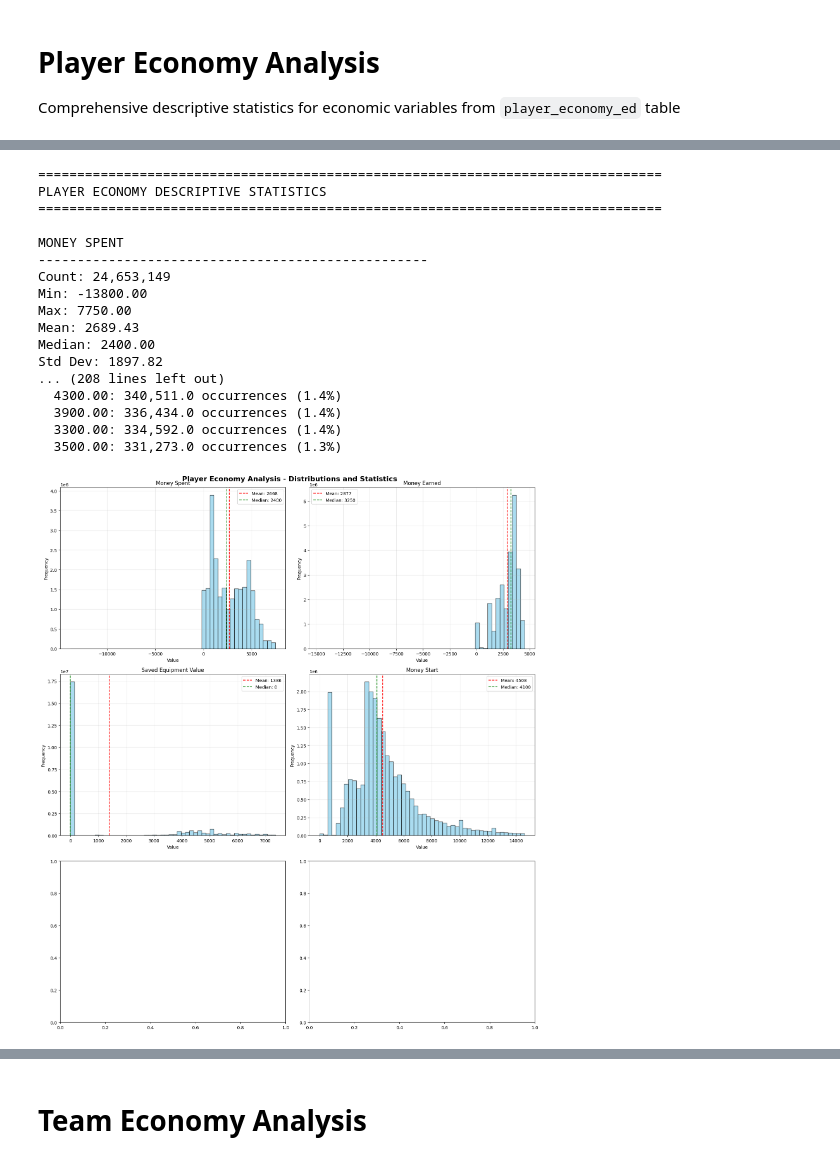
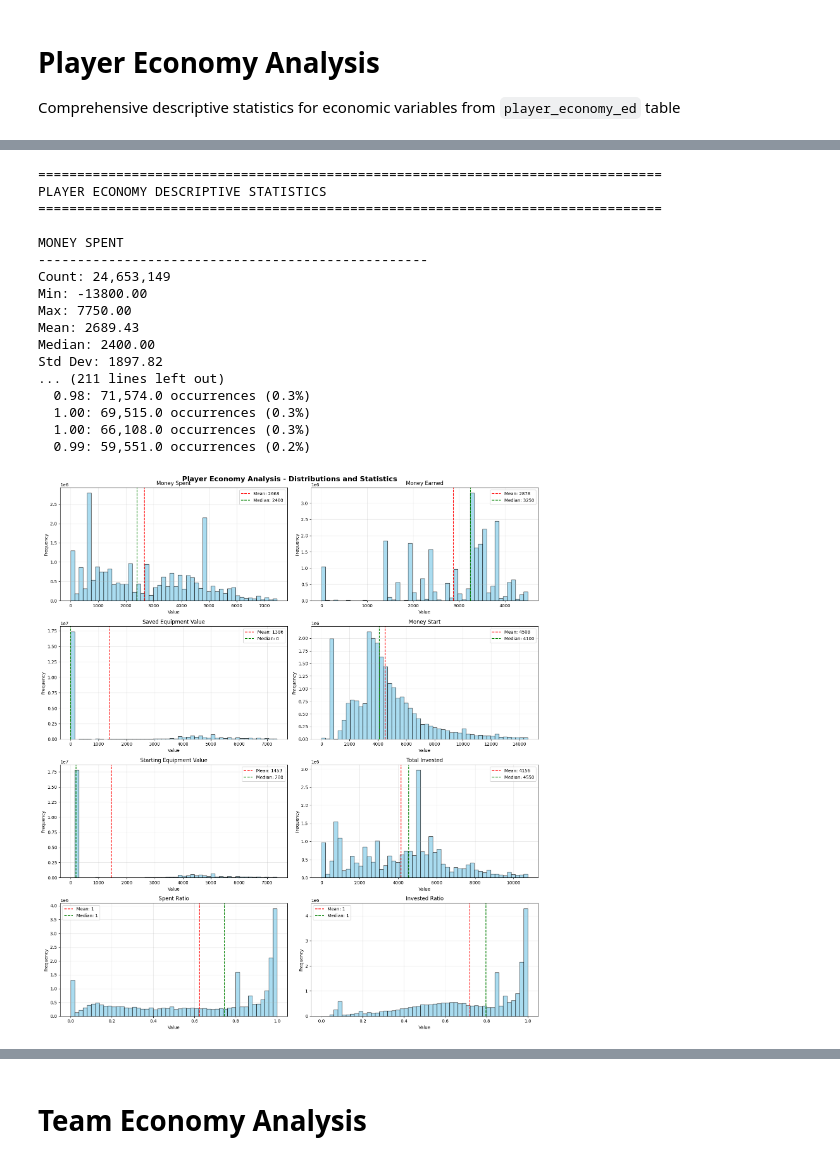
Before and after one commit to petz15/csgo_parser_analytics, a Jupyter notebook: descriptive_statistics.ipynb, the cells around one changed output, grey strips where cells are left out. Cells and saved outputs as stored; diff of their text form; code cells hidden in the pictures.

```diff
--- a/descriptive_statistics.ipynb
+++ b/descriptive_statistics.ipynb
@@ -118,6 +130,9 @@ Data preview:
 # %%
 # Analyze economy variables
-economy_variables = ['money_spent', 'money_earned', 'saved_equipment_value', 'money_start']
+economy_variables = ['money_spent', 'money_earned', 'saved_equipment_value', 'money_start', 'starting_equipment_value', 'total_invested', 'spent_ratio', 'invested_ratio']
+
+economy_df['spent_ratio'] = economy_df['money_spent'] / (economy_df['money_start'] + 1)  # Avoid division by zero
+economy_df['invested_ratio'] = economy_df['total_invested'] / (economy_df['money_start'] + economy_df['starting_equipment_value'] + 1)  # Avoid division by zero
 
 print("=" * 80)
 print("PLAYER ECONOMY DESCRIPTIVE STATISTICS")
@@ -167,14 +182,15 @@ Max: 7750.00
 Mean: 2689.43
 Median: 2400.00
 Std Dev: 1897.82
-... (208 lines left out)
-  4300.00: 340,511.0 occurrences (1.4%)
-  3900.00: 336,434.0 occurrences (1.4%)
-  3300.00: 334,592.0 occurrences (1.4%)
-  3500.00: 331,273.0 occurrences (1.3%)
+... (211 lines left out)
+  0.98: 71,574.0 occurrences (0.3%)
+  1.00: 69,515.0 occurrences (0.3%)
+  1.00: 66,108.0 occurrences (0.3%)
+  0.99: 59,551.0 occurrences (0.2%)
 # %%
 # Create comprehensive economy visualizations
-fig, axes = plt.subplots(3, 2, figsize=(16, 18))
+size_plot = len(economy_variables)
+fig, axes = plt.subplots((size_plot + 1) // 2, 2, figsize=(16, 18))
 fig.suptitle('Player Economy Analysis - Distributions and Statistics', fontsize=16, fontweight='bold')
 
 for i, var in enumerate(economy_variables):
@@ -187,35 +203,38 @@ for i, var in enumerate(economy_variables):
         axes[row, col].text(0.5, 0.5, f'No data for {var}', ha='center', va='center')
         axes[row, col].set_title(f'{var.replace("_", " ").title()}')
         continue
+
+    #drop all negative values
+    clean_data = clean_data[clean_data >= 0]
 
     # Remove outliers for better visualization
     q99 = np.percentile(clean_data, 99)
     clean_data_viz = clean_data[clean_data <= q99]
 
     # Create histogram with stats overlay
     axes[row, col].hist(clean_data_viz, bins=50, alpha=0.7, color='skyblue', edgecolor='black')
 
     # Add vertical lines for key statistics
     mean_val = clean_data_viz.mean()
     median_val = clean_data_viz.median()
     axes[row, col].axvline(mean_val, color='red', linestyle='--', label=f'Mean: {mean_val:.0f}')
     axes[row, col].axvline(median_val, color='green', linestyle='--', label=f'Median: {median_val:.0f}')
 
     # Format and label
     axes[row, col].set_title(f'{var.replace("_", " ").title()}')
     axes[row, col].set_xlabel('Value')
     axes[row, col].set_ylabel('Frequency')
     axes[row, col].legend()
     axes[row, col].grid(True, alpha=0.3)
 
 # Remove empty subplot
 if len(economy_variables) % 2 == 1:
     fig.delaxes(axes[2, 1])
 
 plt.tight_layout()
 plt.show()
 # %% [output]
-[figure, old version]
+[figure, new version]
 # %%
 # Create cumulative frequency and density plots for each economy variable
 for var in economy_variables:
```
Also changed, not shown: parts of 12 cells of this notebook, 6 other files.
